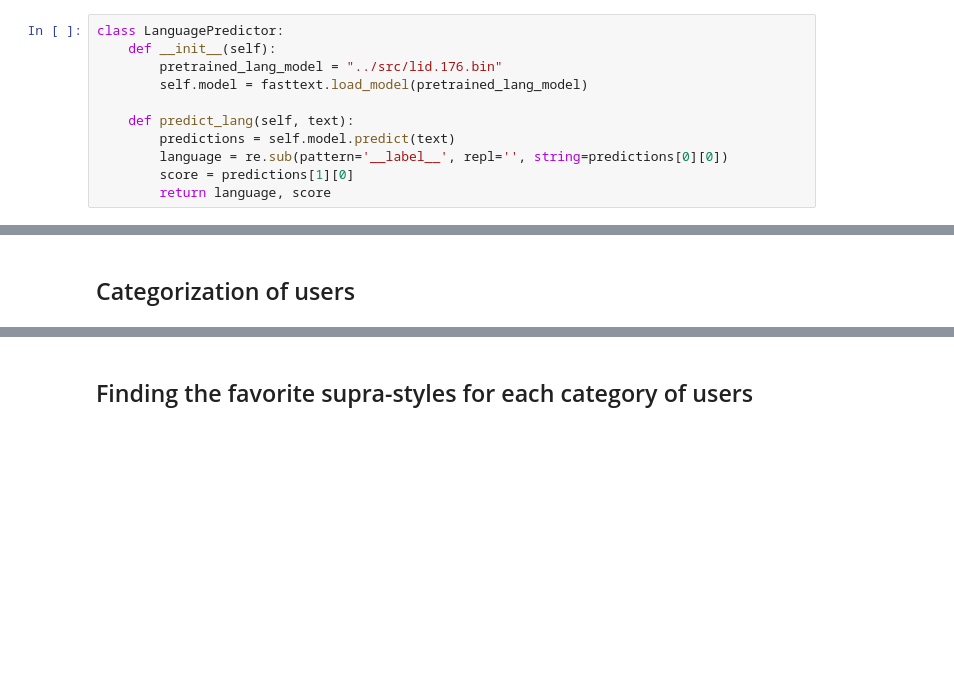
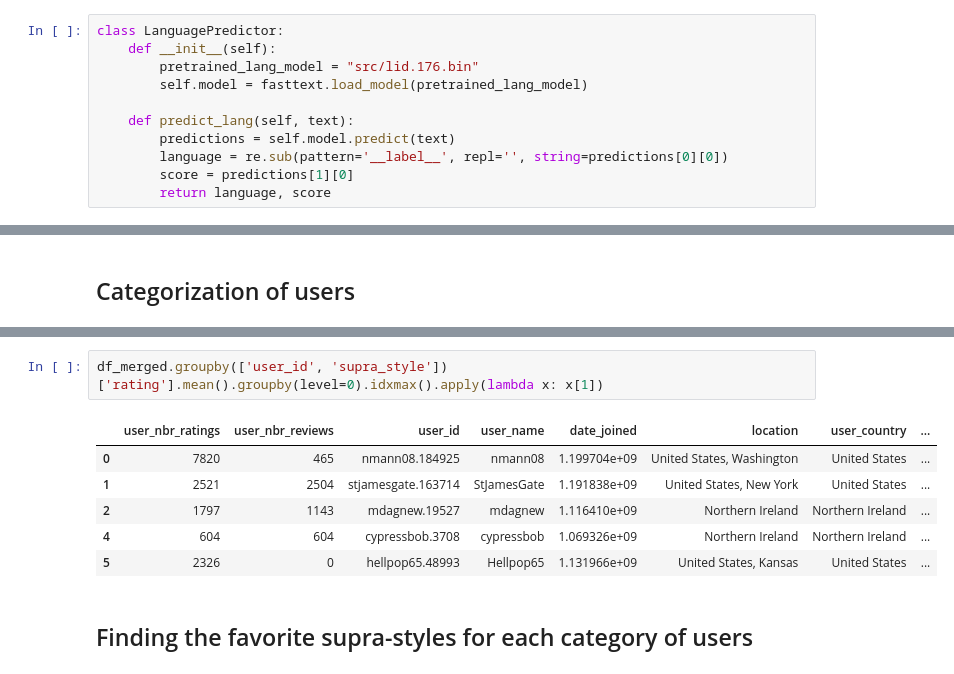
Before and after one commit to TemryL/Beer-Style-Analysis, a Jupyter notebook: milestone3.ipynb, the cells around one changed output, grey strips where cells are left out. Cells and saved outputs as stored; diff of their text form; blank space fills up the shorter version.

```diff
--- a/milestone3.ipynb
+++ b/milestone3.ipynb
@@ -678,7 +679,7 @@ To group the reviews by language, a pre-trained language predictor provided by f
 # %%
 class LanguagePredictor:
     def __init__(self):
-        pretrained_lang_model = "../src/lid.176.bin"
+        pretrained_lang_model = "src/lid.176.bin"
         self.model = fasttext.load_model(pretrained_lang_model)
 
     def predict_lang(self, text):
@@ -820,3 +954,12 @@ plt.show()
+# %%
+df_merged.groupby(['user_id', 'supra_style'])['rating'].mean().groupby(level=0).idxmax().apply(lambda x: x[1])
+# %% [output]
+|  | user_nbr_ratings | user_nbr_reviews | user_id | user_name | date_joined | location | user_country | ... |
+| 0 | 7820 | 465 | nmann08.184925 | nmann08 | 1.199704e+09 | United States, Washington | United States | ... |
+| 1 | 2521 | 2504 | stjamesgate.163714 | StJamesGate | 1.191838e+09 | United States, New York | United States | ... |
+| 2 | 1797 | 1143 | mdagnew.19527 | mdagnew | 1.116410e+09 | Northern Ireland | Northern Ireland | ... |
+| 4 | 604 | 604 | cypressbob.3708 | cypressbob | 1.069326e+09 | Northern Ireland | Northern Ireland | ... |
+| 5 | 2326 | 0 | hellpop65.48993 | Hellpop65 | 1.131966e+09 | United States, Kansas | United States | ... |
 # %% [markdown]
 ## Finding the favorite supra-styles for each category of users <a class="anchor" id="favorite_supra"></a>
 # %% [markdown]
```
Also changed, not shown: parts of 21 cells of this notebook, 1 other file.
